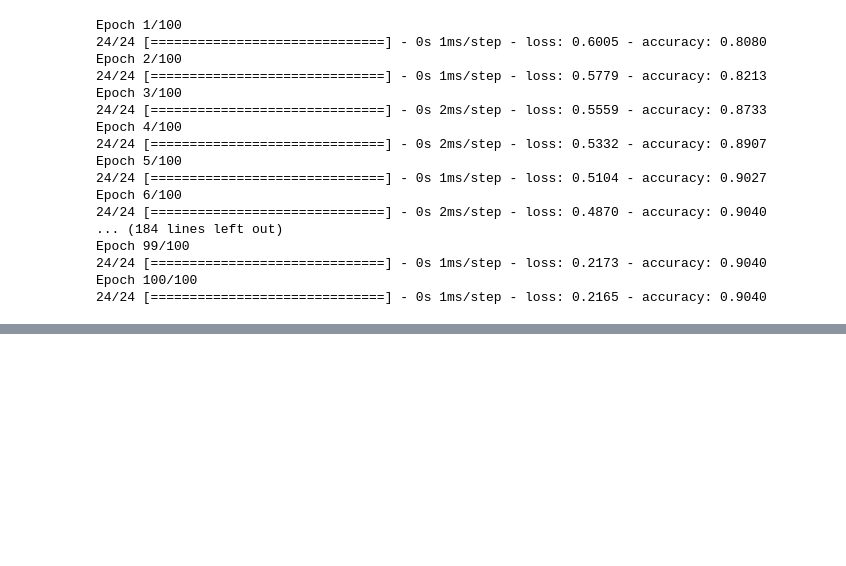
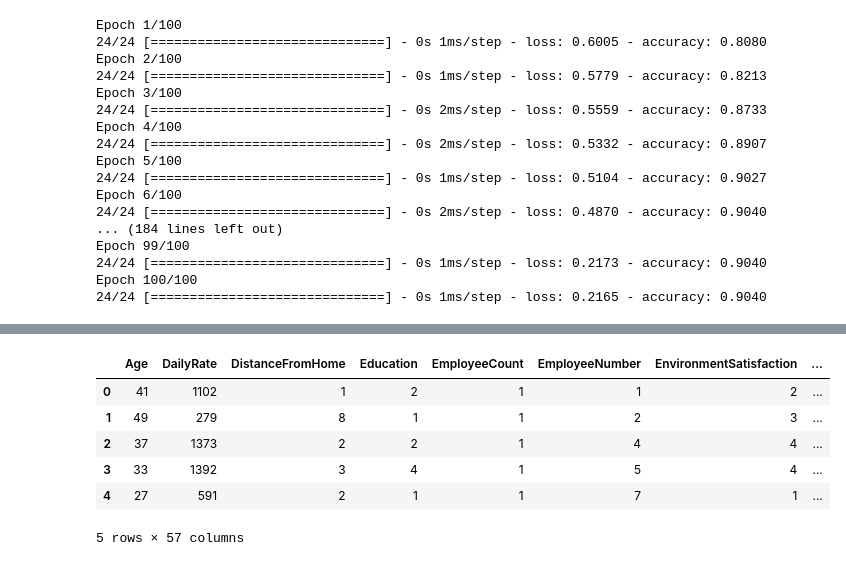
Before and after one commit to benniehana111/Neural_Network_Charity_Analysis, a Jupyter notebook: 19-1_Basic Neural Network.ipynb, the cells around one changed output, grey strips where cells are left out. Saved outputs shown, nothing was run; the diff lists cells and outputs as text; code cells hidden in the pictures; blank space fills up the shorter version.

```diff
--- a/19-1_Basic Neural Network.ipynb
+++ b/19-1_Basic Neural Network.ipynb
@@ -228,0 +393,3 @@ Epoch 100/100
+# %%
+# Generate our categorical variable list
+attrition_cat = attrition_df.dtypes[attrition_df.dtypes == "object"].index.tolist()
@@ -228,0 +412,10 @@ Epoch 100/100
+# %%
+# Create a OneHotEncoder instance
+enc = OneHotEncoder(sparse=False)
+
+# Fit and transform the OneHotEncoder using the categorical variable list
+encode_df = pd.DataFrame(enc.fit_transform(attrition_df[attrition_cat]))
+
+# Add the encoded variable names to the DataFrame
+encode_df.columns = enc.get_feature_names_out(attrition_cat)
+encode_df.head()
@@ -228,0 +430,13 @@ Epoch 100/100
+# %%
+# Merge one-hot encoded features and drop the originals
+attrition_df = attrition_df.merge(encode_df,left_index=True, right_index=True)
+attrition_df = attrition_df.drop(attrition_cat,1)
+attrition_df.head()
+# %% [output]
+|  | Age | DailyRate | DistanceFromHome | Education | EmployeeCount | EmployeeNumber | EnvironmentSatisfaction | ... |
+| 0 | 41 | 1102 | 1 | 2 | 1 | 1 | 2 | ... |
+| 1 | 49 | 279 | 8 | 1 | 1 | 2 | 3 | ... |
+| 2 | 37 | 1373 | 2 | 2 | 1 | 4 | 4 | ... |
+| 3 | 33 | 1392 | 3 | 4 | 1 | 5 | 4 | ... |
+| 4 | 27 | 591 | 2 | 1 | 1 | 7 | 1 | ... |
+5 rows × 57 columns
```
Also changed, not shown: parts of 23 cells of this notebook.
